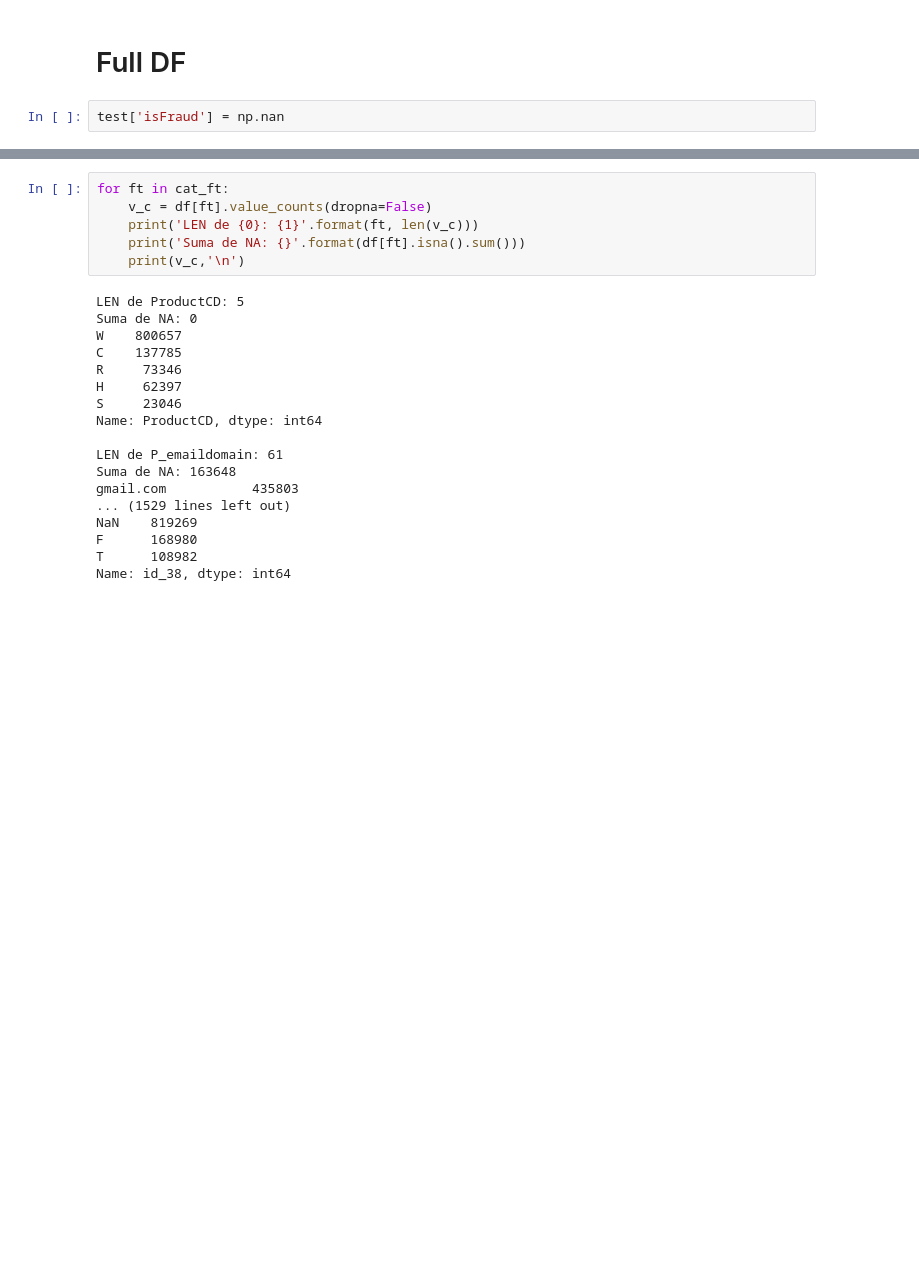
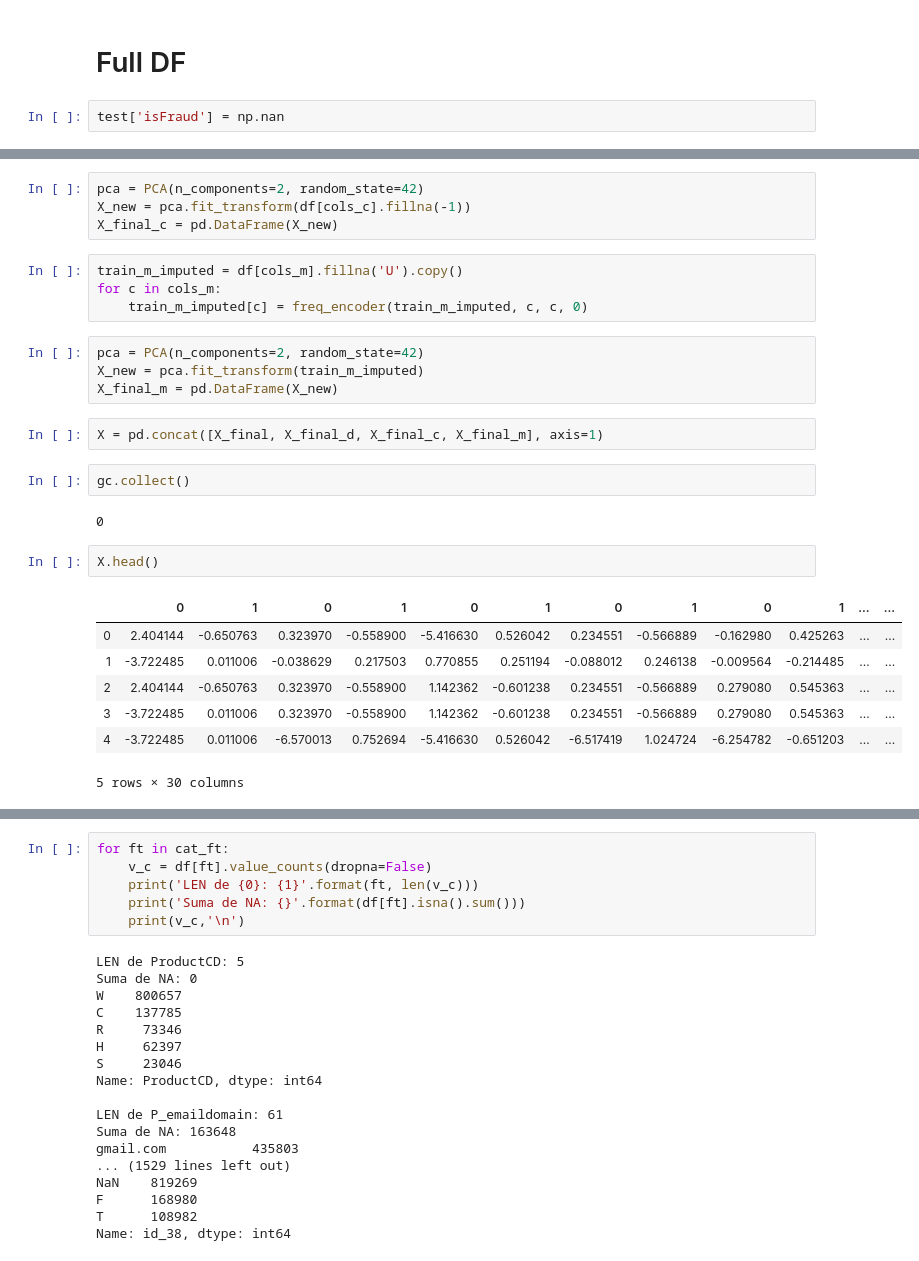
Before and after one commit to rodgomrod/kaggle_ieee_fraud, a Jupyter notebook: train_test_generator.ipynb, the cells around one changed output, grey strips where cells are left out. Cells and saved outputs as stored; diff of their text form; blank space fills up the shorter version.

```diff
--- a/train_test_generator.ipynb
+++ b/train_test_generator.ipynb
@@ -343,0 +409,28 @@ gc.collect()
+# %%
+pca = PCA(n_components=2, random_state=42)
+X_new = pca.fit_transform(df[cols_c].fillna(-1))
+X_final_c = pd.DataFrame(X_new)
+# %%
+train_m_imputed = df[cols_m].fillna('U').copy()
+for c in cols_m:
+    train_m_imputed[c] = freq_encoder(train_m_imputed, c, c, 0)
+# %%
+pca = PCA(n_components=2, random_state=42)
+X_new = pca.fit_transform(train_m_imputed)
+X_final_m = pd.DataFrame(X_new)
+# %%
+X = pd.concat([X_final, X_final_d, X_final_c, X_final_m], axis=1)
+# %%
+gc.collect()
+# %% [output]
+0
+# %%
+X.head()
+# %% [output]
+|  | 0 | 1 | 0 | 1 | 0 | 1 | 0 | 1 | 0 | 1 | ... | ... |
+| 0 | 2.404144 | -0.650763 | 0.323970 | -0.558900 | -5.416630 | 0.526042 | 0.234551 | -0.566889 | -0.162980 | 0.425263 | ... | ... |
+| 1 | -3.722485 | 0.011006 | -0.038629 | 0.217503 | 0.770855 | 0.251194 | -0.088012 | 0.246138 | -0.009564 | -0.214485 | ... | ... |
+| 2 | 2.404144 | -0.650763 | 0.323970 | -0.558900 | 1.142362 | -0.601238 | 0.234551 | -0.566889 | 0.279080 | 0.545363 | ... | ... |
+| 3 | -3.722485 | 0.011006 | 0.323970 | -0.558900 | 1.142362 | -0.601238 | 0.234551 | -0.566889 | 0.279080 | 0.545363 | ... | ... |
+| 4 | -3.722485 | 0.011006 | -6.570013 | 0.752694 | -5.416630 | 0.526042 | -6.517419 | 1.024724 | -6.254782 | -0.651203 | ... | ... |
+5 rows × 30 columns
```
Also changed, not shown: parts of 36 cells of this notebook, 2 other files.
